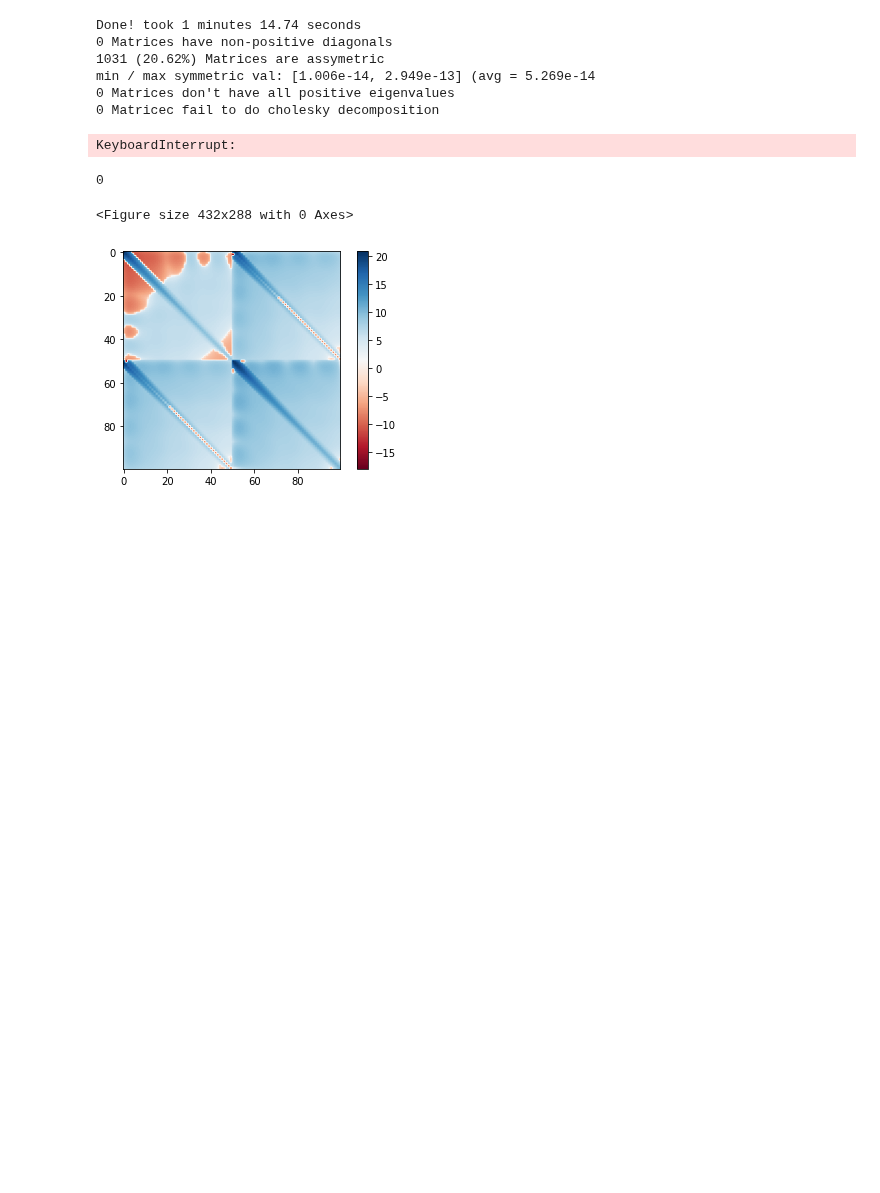
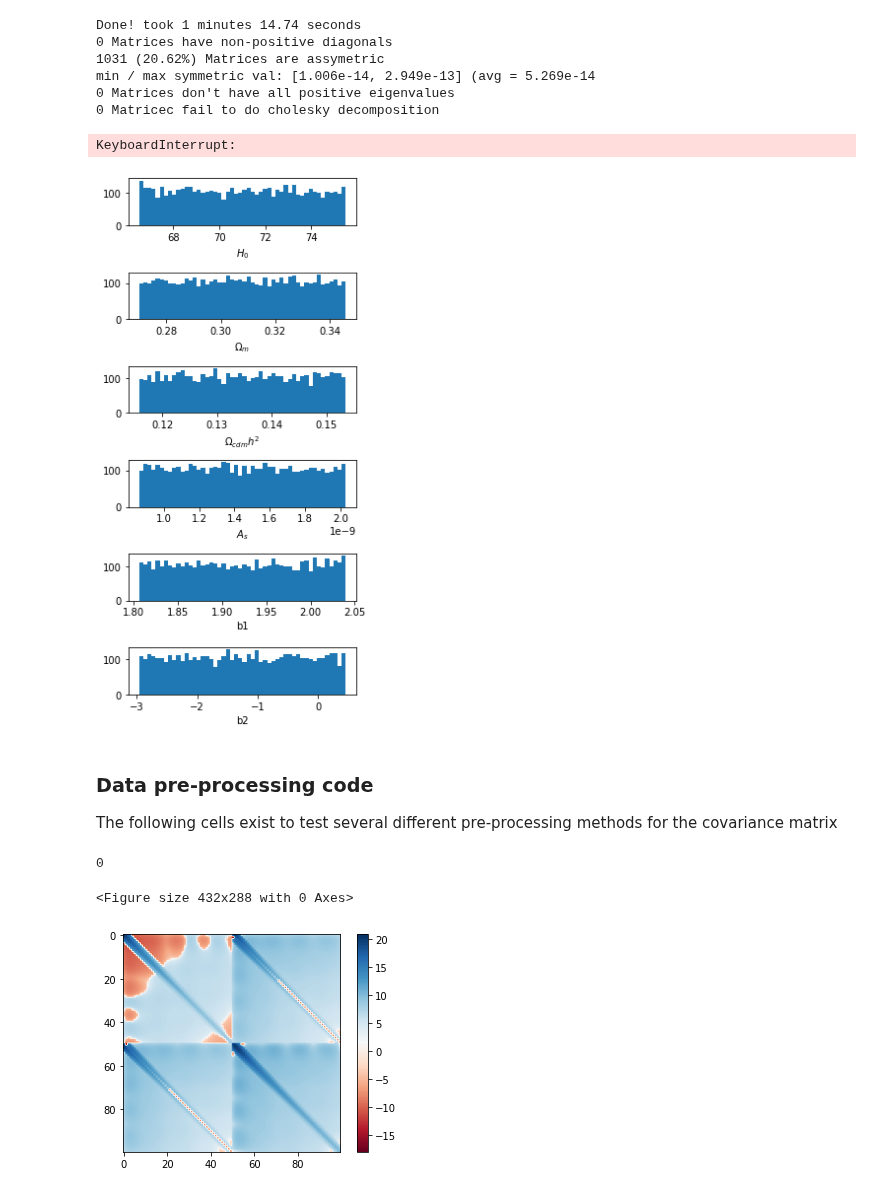
Before and after one commit to jadamo/CovNet, a Jupyter notebook: notebooks/Test-Training-Set.ipynb, the cells around one changed output. Drawn from its saved outputs; the diff is of its cells as text; code cells hidden in the pictures; blank space fills up the shorter version.

```diff
--- a/notebooks/Test-Training-Set.ipynb
+++ b/notebooks/Test-Training-Set.ipynb
@@ -139,6 +139,29 @@ print("min / max symmetric val: [{:0.3e}, {:0.3e}] (avg = {:0.3e}".format(min_as
 print(len(non_definete_inv), "Matrices don't have all positive eigenvalues")
 # %% [output]
 KeyboardInterrupt:
+# %%
+# check that the validation set samples from the entire data range
+params = test_data[:][0]
+H0 = params[:,0].cpu().detach().numpy()
+Omega_m = params[:,1].cpu().detach().numpy()
+omch2 = params[:,2].cpu().detach().numpy()
+As = params[:,3].cpu().detach().numpy()
+b1 = params[:,4].cpu().detach().numpy()
+b2 = params[:,5].cpu().detach().numpy()
+
+fig, ax = plt.subplots(6, figsize=(4, 8))
+ax[0].hist(H0, bins=50);      ax[0].set_xlabel(r"$H_0$")
+ax[1].hist(Omega_m, bins=50); ax[1].set_xlabel(r"$\Omega_m$")
+ax[2].hist(omch2, bins=50);   ax[2].set_xlabel(r"$\Omega_{cdm} h^2$")
+ax[3].hist(As, bins=50);      ax[3].set_xlabel(r"$A_s$")
+ax[4].hist(b1, bins=50);      ax[4].set_xlabel("b1")
+ax[5].hist(b2, bins=50);      ax[5].set_xlabel("b2")
+plt.tight_layout()
+# %% [output]
+[figure, added]
+# %% [markdown]
+### Data pre-processing code
+The following cells exist to test several different pre-processing methods for the covariance matrix
 # %%
 # test the logarithm function and make sure exp(log(C)) = C
 idx = np.random.randint(0, N)
```
Also changed, not shown: parts of 3 cells of this notebook, 3 other files.
